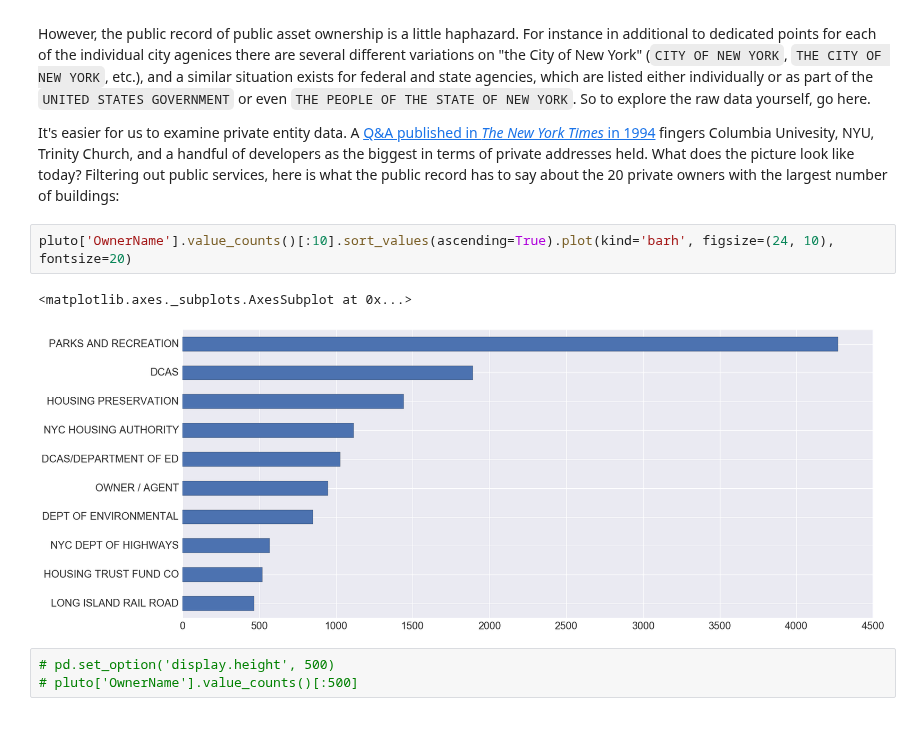
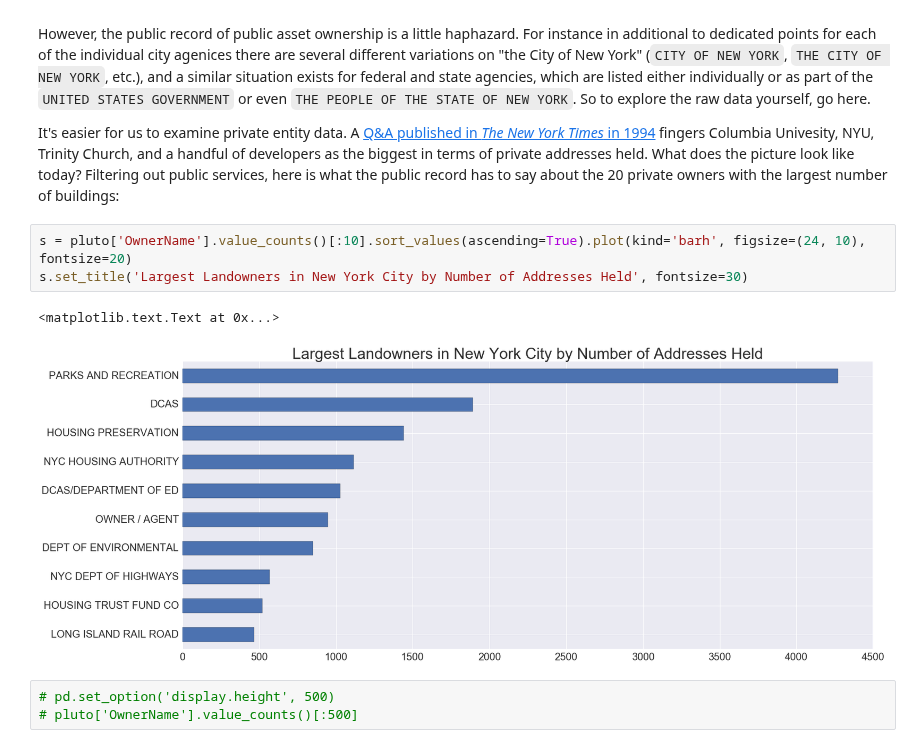
Before and after one commit to ResidentMario/nyc-buildings, a Jupyter notebook: ownership-data-visualization.ipynb, the cells around one changed output. Cells and saved outputs as stored; diff of their text form.

```diff
--- a/ownership-data-visualization.ipynb
+++ b/ownership-data-visualization.ipynb
@@ -28,10 +28,11 @@ However, the public record of public asset ownership is a little haphazard. For
 
 It's easier for us to examine private entity data. A [Q&A published in *The New York Times* in 1994](http://www.nytimes.com/1994/10/16/nyregion/fyi-531286.html) fingers Columbia Univesity, NYU, Trinity Church, and a handful of developers as the biggest in terms of private addresses held. What does the picture look like today? Filtering out public services, here is what the public record has to say about the 20 private owners with the largest number of buildings:
 # %%
-pluto['OwnerName'].value_counts()[:10].sort_values(ascending=True).plot(kind='barh', figsize=(24, 10), fontsize=20)
+s = pluto['OwnerName'].value_counts()[:10].sort_values(ascending=True).plot(kind='barh', figsize=(24, 10), fontsize=20)
+s.set_title('Largest Landowners in New York City by Number of Addresses Held', fontsize=30)
 # %% [output]
-<matplotlib.axes._subplots.AxesSubplot at 0x...>
+<matplotlib.text.Text at 0x...>
-[figure, old version]
+[figure, new version]
 # %%
 # pd.set_option('display.height', 500)
 # pluto['OwnerName'].value_counts()[:500]
```
Also changed, not shown: parts of 2 cells of this notebook.
